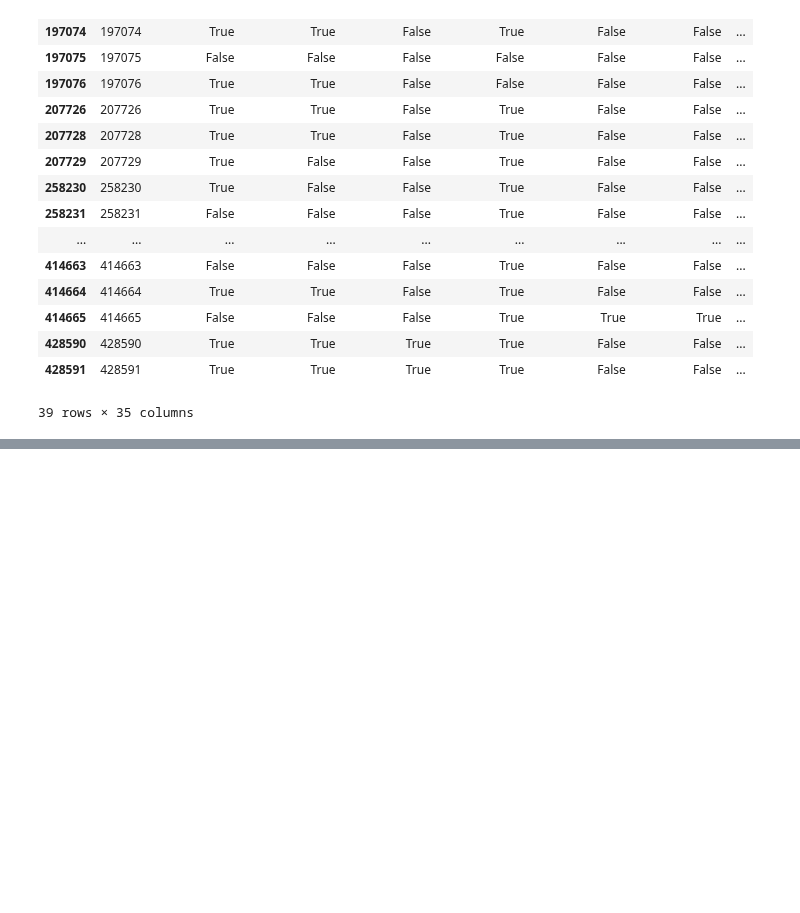
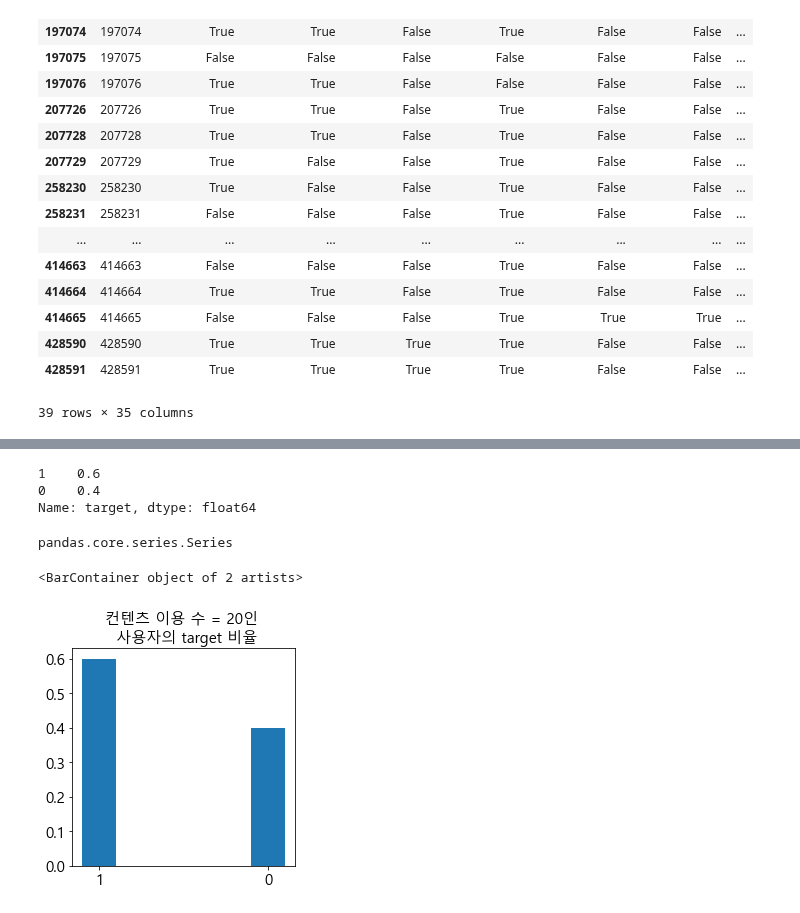
Before and after one commit to kbjung/Dacon, a Jupyter notebook: TP2(잡케어)/02_데이터분석/02-01_기본분석.ipynb, the cells around one changed output, grey strips where cells are left out. Saved outputs shown, nothing was run; the diff lists cells and outputs as text; code cells hidden in the pictures; blank space fills up the shorter version.

```diff
--- a/TP2(잡케어)/02_데이터분석/02-01_기본분석.ipynb
+++ b/TP2(잡케어)/02_데이터분석/02-01_기본분석.ipynb
@@ -3,3 +18,6 @@ import pandas as pd
+# %%
+# 음수 표현
+plt.rcParams['axes.unicode_minus'] = False
 # %% [markdown]
 # train 파일 확인
 # %%
@@ -888,0 +909,3 @@ Name: target, dtype: int64
+# %%
+person_rn_set = train['person_rn'].value_counts().reset_index()
+person_rn_set
@@ -888,0 +956,21 @@ Name: target, dtype: int64
+# %%
+indx = person_rn_set.loc[0, 'index']
+tmp = train[train['person_rn']==indx]['target']
+tmp.value_counts(normalize=True)
+# %% [output]
+1    0.6
+0    0.4
+Name: target, dtype: float64
+# %%
+type(tmp.value_counts(normalize=True))
+# %% [output]
+pandas.core.series.Series
+# %%
+plt.figure(figsize=(4,4))
+plt.xticks(fontsize=15)
+plt.yticks(fontsize=15)
+plt.title(f'컨텐츠 이용 수 = {len(tmp)}인 \n 사용자의 target 비율', fontdict={'fontsize':15})
+plt.bar(x=['1', '0'], height=tmp.value_counts(normalize=True), data=tmp, width=0.2)
+# %% [output]
+<BarContainer object of 2 artists>
+[figure, added]
```
Also changed, not shown: parts of 29 cells of this notebook, 1 other file.
